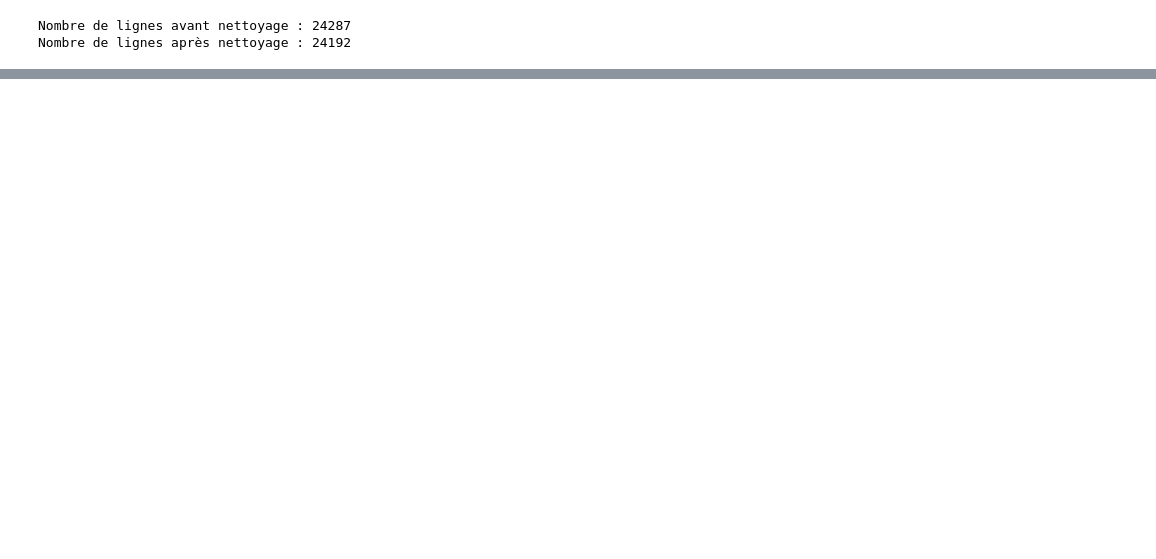
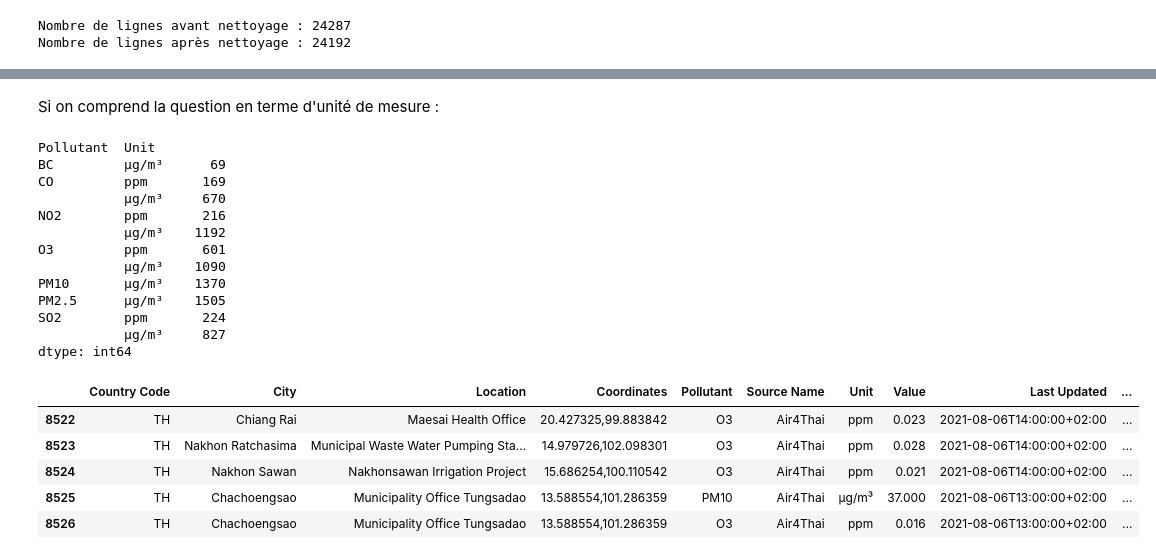
Before and after one commit to Suziwan/Data_Cleaning_Python, a Jupyter notebook: Week2_Day2_Air_Quality_Python.ipynb, the cells around one changed output, grey strips where cells are left out. Saved outputs shown, nothing was run; the diff lists cells and outputs as text; code cells hidden in the pictures; blank space fills up the shorter version.

```diff
--- a/Week2_Day2_Air_Quality_Python.ipynb
+++ b/Week2_Day2_Air_Quality_Python.ipynb
@@ -73,0 +112,29 @@ air_quality.to_csv('air_quality_cleaned.csv', index=False)
+# %% [markdown]
+Si on comprend la question en terme d'unité de mesure :
+# %%
+# Check the units used for each pollutant and count the values
+pollutant_unit = air_quality.groupby(["Pollutant","Unit"]).size()
+print(pollutant_unit)
+
+# Display the last rows of the dataframe
+air_quality.tail()
+# %% [output]
+Pollutant  Unit
+BC         µg/m³      69
+CO         ppm       169
+           µg/m³     670
+NO2        ppm       216
+           µg/m³    1192
+O3         ppm       601
+           µg/m³    1090
+PM10       µg/m³    1370
+PM2.5      µg/m³    1505
+SO2        ppm       224
+           µg/m³     827
+dtype: int64
+|  | Country Code | City | Location | Coordinates | Pollutant | Source Name | Unit | Value | Last Updated | ... |
+| 8522 | TH | Chiang Rai | Maesai Health Office | 20.427325,99.883842 | O3 | Air4Thai | ppm | 0.023 | 2021-08-06T14:00:00+02:00 | ... |
+| 8523 | TH | Nakhon Ratchasima | Municipal Waste Water Pumping Sta... | 14.979726,102.098301 | O3 | Air4Thai | ppm | 0.028 | 2021-08-06T14:00:00+02:00 | ... |
+| 8524 | TH | Nakhon Sawan | Nakhonsawan Irrigation Project | 15.686254,100.110542 | O3 | Air4Thai | ppm | 0.021 | 2021-08-06T14:00:00+02:00 | ... |
+| 8525 | TH | Chachoengsao | Municipality Office Tungsadao | 13.588554,101.286359 | PM10 | Air4Thai | µg/m³ | 37.000 | 2021-08-06T13:00:00+02:00 | ... |
+| 8526 | TH | Chachoengsao | Municipality Office Tungsadao | 13.588554,101.286359 | O3 | Air4Thai | ppm | 0.016 | 2021-08-06T13:00:00+02:00 | ... |
```
Also changed, not shown: parts of 16 cells of this notebook, 1 other file.
